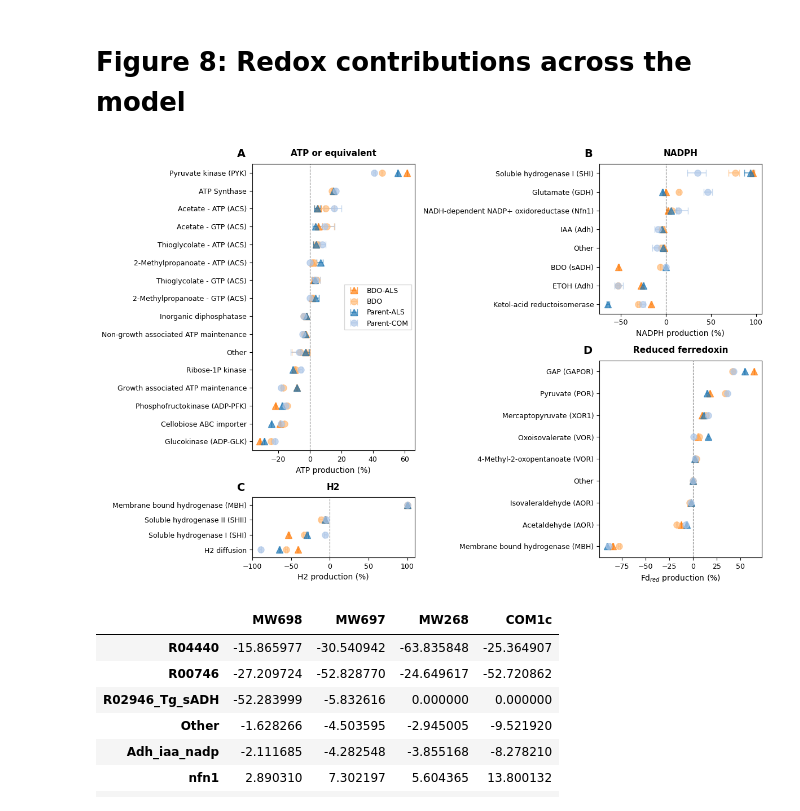
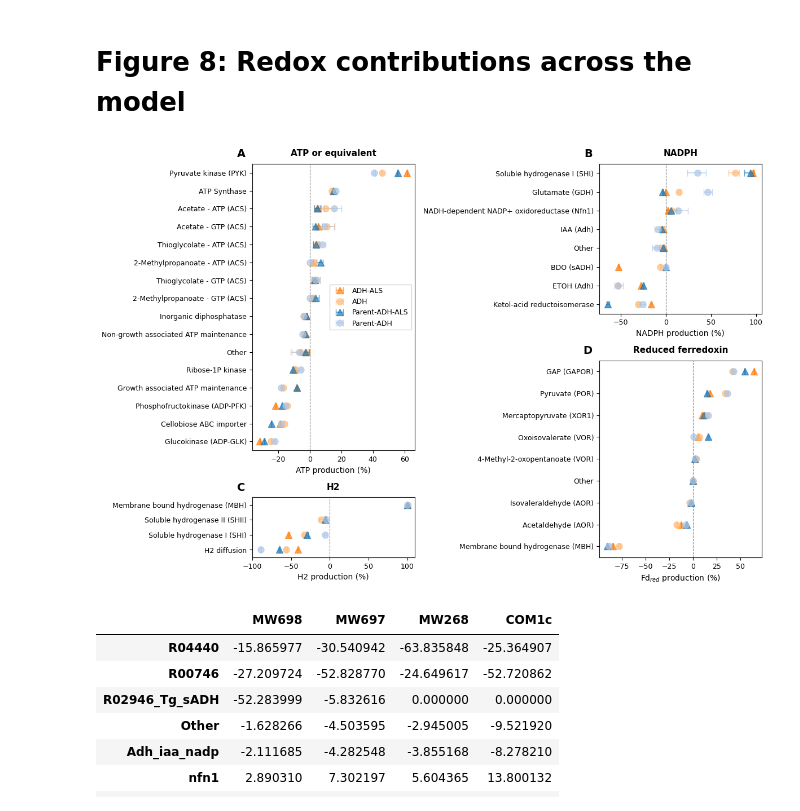
Before and after one commit to zhanglab/GEM-iPfu, a Jupyter notebook: manuscript/OQuinn_Vailionis_2026/metabolome_modeling_analysis.ipynb, the cells around one changed output. Cells and saved outputs as stored; diff of their text form; code cells hidden in the pictures.

```diff
--- a/manuscript/OQuinn_Vailionis_2026/metabolome_modeling_analysis.ipynb
+++ b/manuscript/OQuinn_Vailionis_2026/metabolome_modeling_analysis.ipynb
@@ -359,7 +359,7 @@ non_bdo_colors = {'MW268': colors[0], 'COM1c': colors[1]}
 color_map = {**bdo_colors, **non_bdo_colors}
 
 marker_map = {'MW698': '^', 'MW697': 'o', 'MW268': '^', 'COM1c': 'o'}
-label_map = {'MW698': 'BDO-ALS', 'MW697': 'BDO', 'MW268': 'Parent-ALS', 'COM1c': 'Parent-COM'}
+label_map = {'MW698': 'ADH-ALS', 'MW697': 'ADH', 'MW268': 'Parent-ADH-ALS', 'COM1c': 'Parent-ADH'}
 
 
 def process_panel_data(target_id, threshold, use_percentage):
@@ -515,34 +515,34 @@ for panel_label, config in panel_configs.items():
 
 plt.tight_layout()
 
 # Add panel labels
 for panel_label, config in panel_configs.items():
     if panel_label not in axs:
         continue
     ax = axs[panel_label]
 
     # Get the bounding box of the axes in figure coordinates
     bb = ax.get_position()  # returns Bbox with x0, y0, x1, y1 in figure fraction
 
     # Place label at top-left of axes, with a small offset
     x_fig = bb.x0 - 0.01   # nudge left
     y_fig = bb.y1 + 0.01   # nudge above top edge
 
     fig.text(
         x_fig, y_fig,
         panel_label,
         fontsize=14,
         fontweight='bold',
         va='bottom',   # anchor bottom of text to the y coordinate
         ha='right',
         transform=fig.transFigure
     )
 
 plt.savefig(os.path.join(outdir, 'Fig_8_energy_balance.png'),
             dpi=300, bbox_inches='tight')
 plt.show()
 # %% [output]
-[figure, old version]
+[figure, new version]
 # %%
 # extracting the data to get values for the paper
 # Change the first index to cycle between the panels
```
Also changed, not shown: parts of 7 cells of this notebook, 4 other files.
